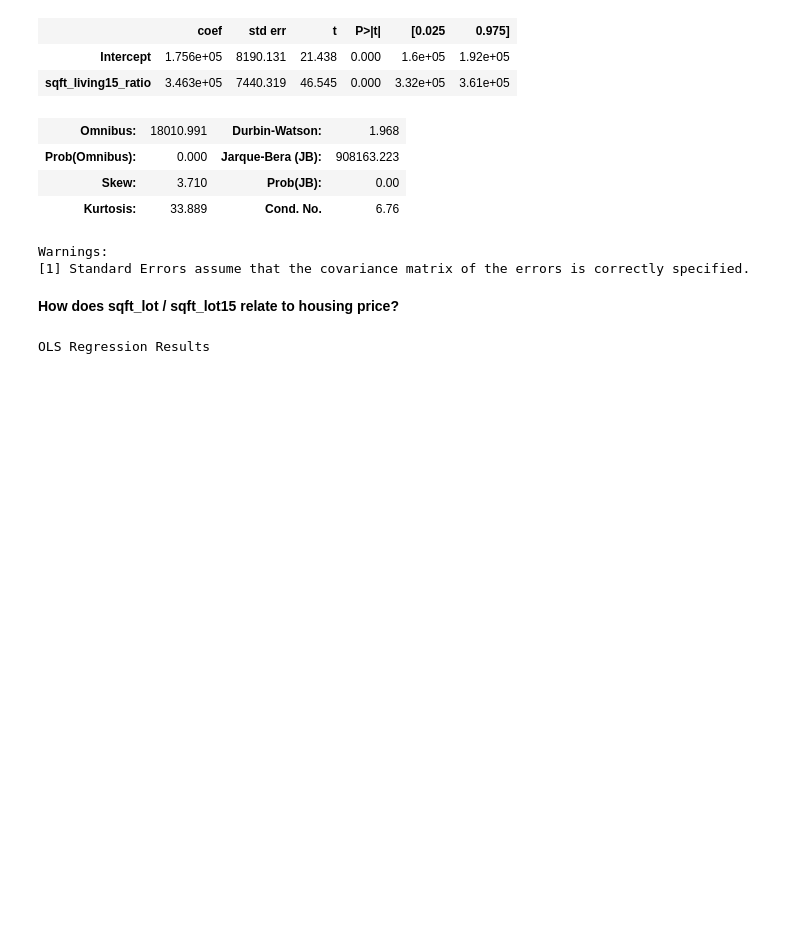
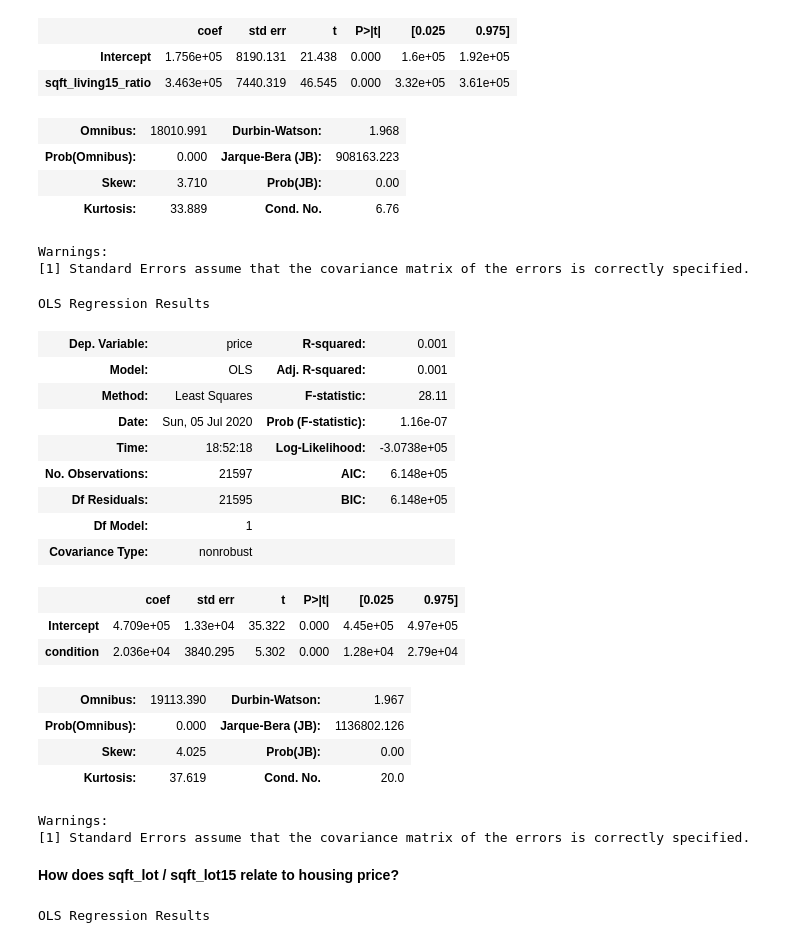
Before and after one commit to HeeebsInc/Predicting_House_Prices, a Jupyter notebook: Notebooks/ColumnExplore.ipynb, the cells around one changed output. Saved outputs shown, nothing was run; the diff lists cells and outputs as text; code cells hidden in the pictures; blank space fills up the shorter version.

```diff
--- a/Notebooks/ColumnExplore.ipynb
+++ b/Notebooks/ColumnExplore.ipynb
@@ -106,6 +111,29 @@ OLS Regression Results
 | Kurtosis: | 33.889 | Cond. No. | 6.76 |
 Warnings:
 [1] Standard Errors assume that the covariance matrix of the errors is correctly specified.
+# %%
+ratio_model = ols(formula ='price~condition', data = new_df).fit()
+ratio_model.summary()
+# %% [output]
+OLS Regression Results
+| Dep. Variable: | price | R-squared: | 0.001 |
+| Model: | OLS | Adj. R-squared: | 0.001 |
+| Method: | Least Squares | F-statistic: | 28.11 |
+| Date: | Sun, 05 Jul 2020 | Prob (F-statistic): | 1.16e-07 |
+| Time: | 18:52:18 | Log-Likelihood: | -3.0738e+05 |
+| No. Observations: | 21597 | AIC: | 6.148e+05 |
+| Df Residuals: | 21595 | BIC: | 6.148e+05 |
+| Df Model: | 1 |  |  |
+| Covariance Type: | nonrobust |  |  |
+|  | coef | std err | t | P>|t| | [0.025 | 0.975] |
+| Intercept | 4.709e+05 | 1.33e+04 | 35.322 | 0.000 | 4.45e+05 | 4.97e+05 |
+| condition | 2.036e+04 | 3840.295 | 5.302 | 0.000 | 1.28e+04 | 2.79e+04 |
+| Omnibus: | 19113.390 | Durbin-Watson: | 1.967 |
+| Prob(Omnibus): | 0.000 | Jarque-Bera (JB): | 1136802.126 |
+| Skew: | 4.025 | Prob(JB): | 0.00 |
+| Kurtosis: | 37.619 | Cond. No. | 20.0 |
+Warnings:
+[1] Standard Errors assume that the covariance matrix of the errors is correctly specified.
 # %% [markdown]
 **How does sqft_lot / sqft_lot15 relate to housing price?**
 # %%
```
Also changed, not shown: parts of 8 cells of this notebook, 3 other files.
